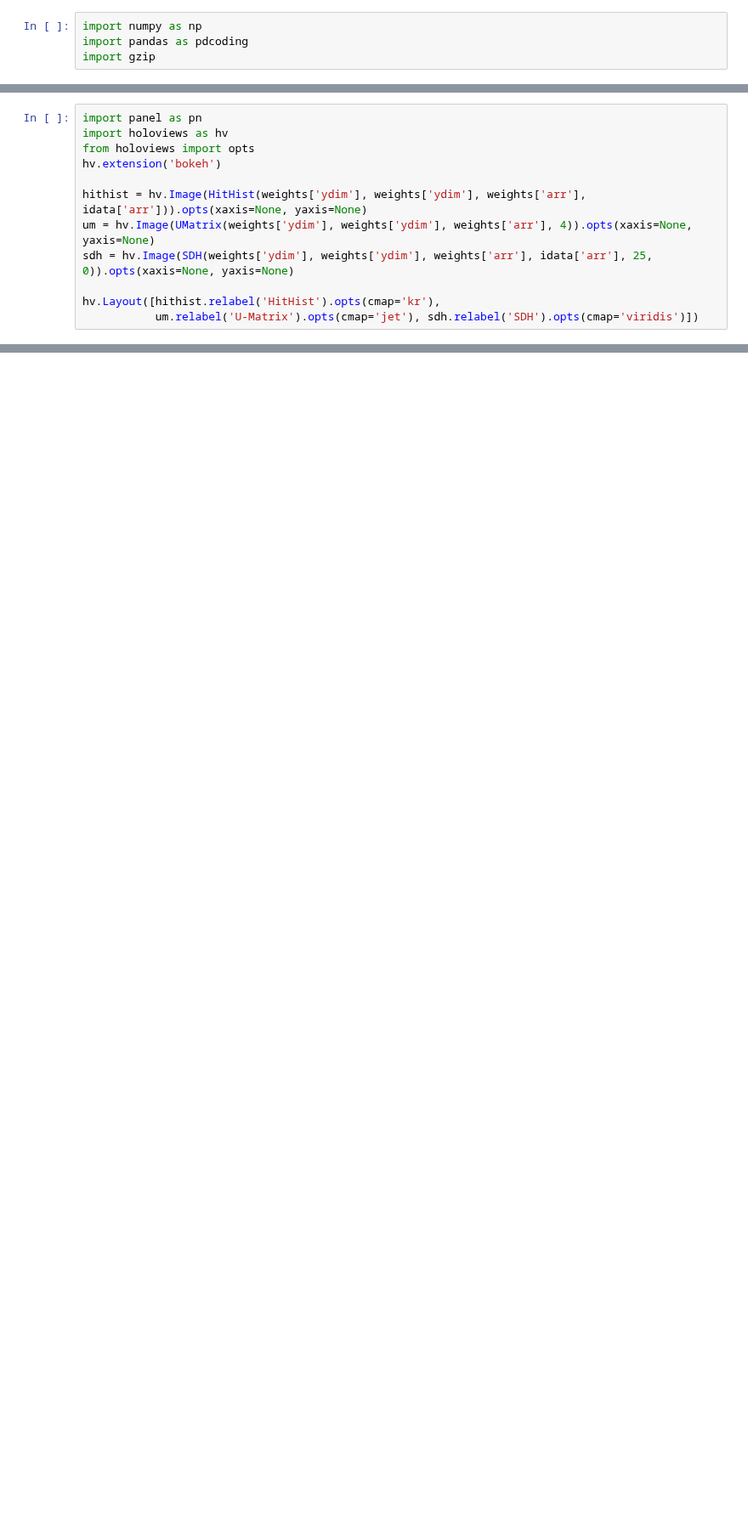
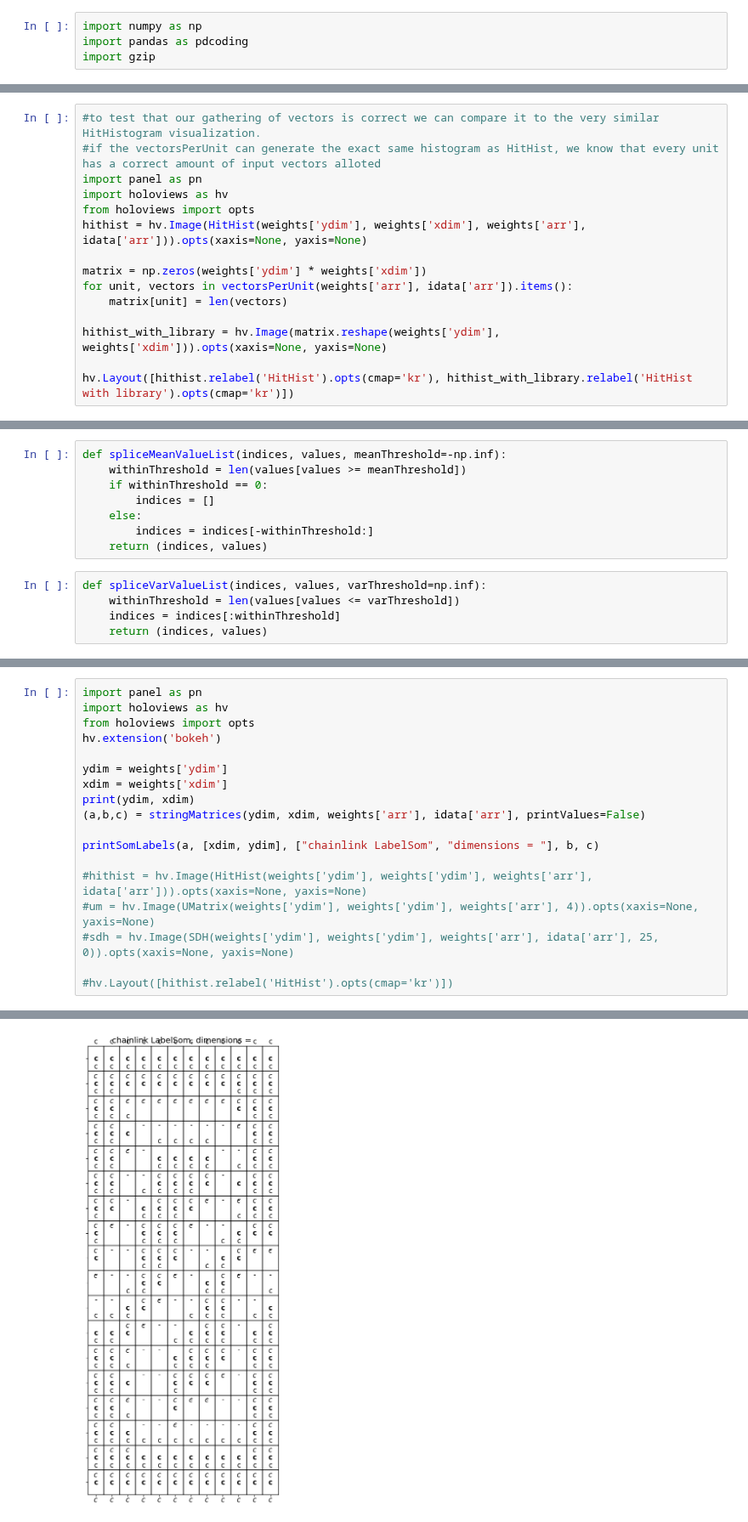
Before and after one commit to mirvariates/PySOMVis-sos-ass3, a Jupyter notebook: PySOMVis/coding_assignment.ipynb, the cells around one changed output, grey strips where cells are left out. Shown at 85% size. Saved outputs shown, nothing was run; the diff lists cells and outputs as text; blank space fills up the shorter version.

Commit message:
printing matrices

```diff
--- a/PySOMVis/coding_assignment.ipynb
+++ b/PySOMVis/coding_assignment.ipynb
@@ -71,0 +30,15 @@ def SDH(_m, _n, _weights, _idata, factor, approach):
+# %%
+#to test that our gathering of vectors is correct we can compare it to the very similar HitHistogram visualization.
+#if the vectorsPerUnit can generate the exact same histogram as HitHist, we know that every unit has a correct amount of input vectors alloted
+import panel as pn
+import holoviews as hv
+from holoviews import opts
+hithist = hv.Image(HitHist(weights['ydim'], weights['xdim'], weights['arr'], idata['arr'])).opts(xaxis=None, yaxis=None)
+
+matrix = np.zeros(weights['ydim'] * weights['xdim'])
+for unit, vectors in vectorsPerUnit(weights['arr'], idata['arr']).items():
+    matrix[unit] = len(vectors)
+
+hithist_with_library = hv.Image(matrix.reshape(weights['ydim'], weights['xdim'])).opts(xaxis=None, yaxis=None)
+
+hv.Layout([hithist.relabel('HitHist').opts(cmap='kr'), hithist_with_library.relabel('HitHist with library').opts(cmap='kr')])
@@ -71,0 +71,13 @@ def SDH(_m, _n, _weights, _idata, factor, approach):
+# %%
+def spliceMeanValueList(indices, values, meanThreshold=-np.inf):
+    withinThreshold = len(values[values >= meanThreshold])
+    if withinThreshold == 0:
+        indices = []
+    else:
+        indices = indices[-withinThreshold:]
+    return (indices, values)
+# %%
+def spliceVarValueList(indices, values, varThreshold=np.inf):
+    withinThreshold = len(values[values <= varThreshold])
+    indices = indices[:withinThreshold]
+    return (indices, values)
@@ -75,12 +238,18 @@ import holoviews as hv
 from holoviews import opts
 hv.extension('bokeh')
 
-hithist = hv.Image(HitHist(weights['ydim'], weights['ydim'], weights['arr'], idata['arr'])).opts(xaxis=None, yaxis=None)
-um = hv.Image(UMatrix(weights['ydim'], weights['ydim'], weights['arr'], 4)).opts(xaxis=None, yaxis=None)
-sdh = hv.Image(SDH(weights['ydim'], weights['ydim'], weights['arr'], idata['arr'], 25, 0)).opts(xaxis=None, yaxis=None)
+ydim = weights['ydim']
+xdim = weights['xdim']
+print(ydim, xdim)
+(a,b,c) = stringMatrices(ydim, xdim, weights['arr'], idata['arr'], printValues=False)
 
-hv.Layout([hithist.relabel('HitHist').opts(cmap='kr'),
-           um.relabel('U-Matrix').opts(cmap='jet'), sdh.relabel('SDH').opts(cmap='viridis')])
+printSomLabels(a, [xdim, ydim], ["chainlink LabelSom", "dimensions = "], b, c)
+
+#hithist = hv.Image(HitHist(weights['ydim'], weights['ydim'], weights['arr'], idata['arr'])).opts(xaxis=None, yaxis=None)
+#um = hv.Image(UMatrix(weights['ydim'], weights['ydim'], weights['arr'], 4)).opts(xaxis=None, yaxis=None)
+#sdh = hv.Image(SDH(weights['ydim'], weights['ydim'], weights['arr'], idata['arr'], 25, 0)).opts(xaxis=None, yaxis=None)
+
+#hv.Layout([hithist.relabel('HitHist').opts(cmap='kr')])
 # %% [output]
 [interactive output not drawn]
 [interactive output not drawn]
@@ -89,0 +275 @@ hv.Layout([hithist.relabel('HitHist').opts(cmap='kr'),
+[figure, added]
```
Also changed, not shown: parts of 11 cells of this notebook, 1 other file.
